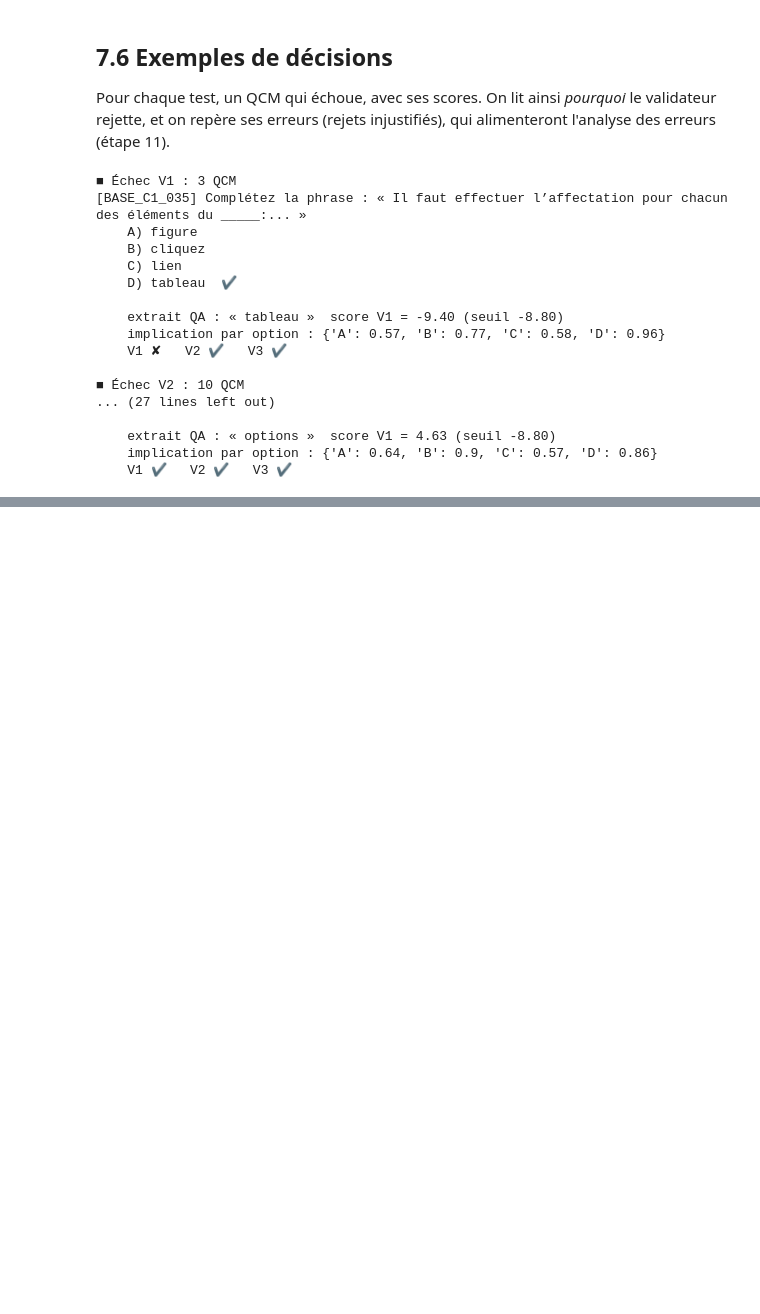
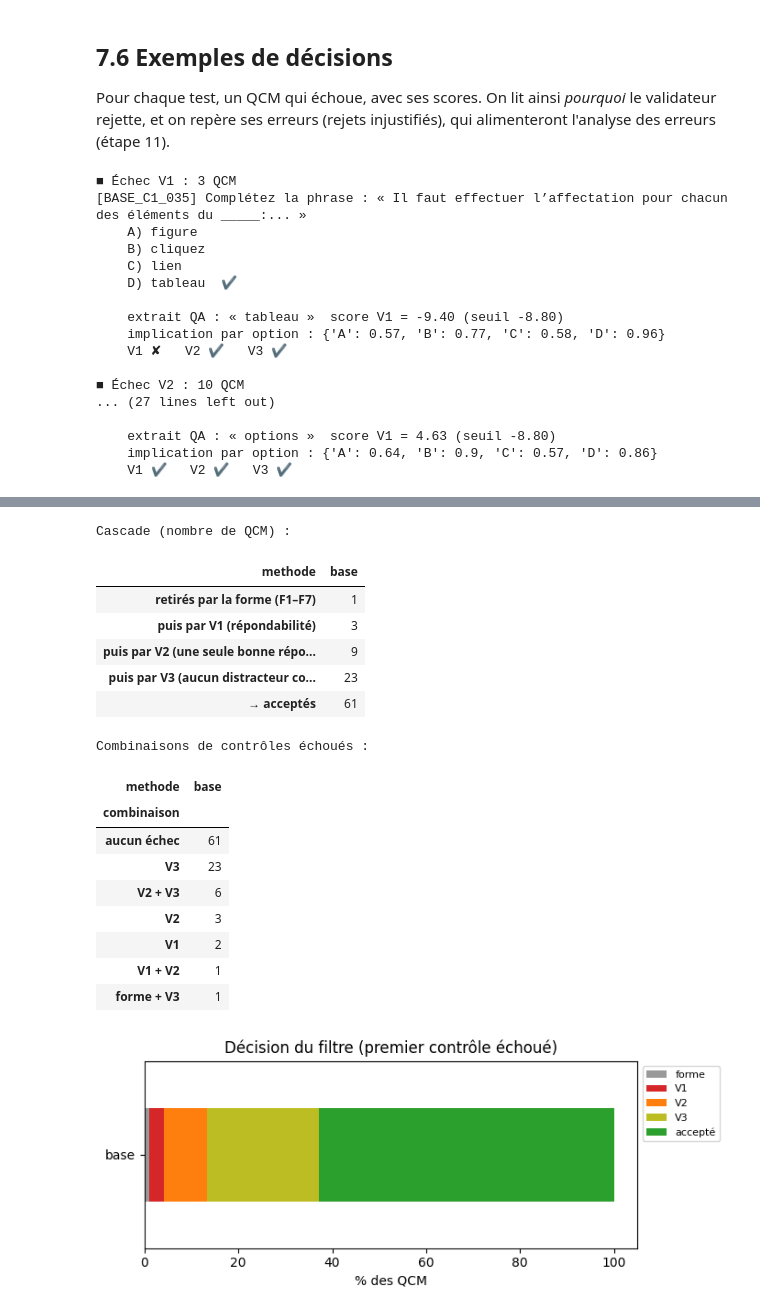
Before and after one commit to doaemalak/G-n-ration-de-QCM-avec-validation-automatique, a Jupyter notebook: notebooks/QCM_generation_validation.ipynb, the cells around one changed output, grey strips where cells are left out. Cells and saved outputs as stored; diff of their text form; code cells hidden in the pictures; blank space fills up the shorter version.

```diff
--- a/notebooks/QCM_generation_validation.ipynb
+++ b/notebooks/QCM_generation_validation.ipynb
@@ -1758,0 +1772,25 @@ afficher_validation(df_val[df_val["semantique_ok"]].iloc[0]["qcm_id"])
+# %%
+ORDRE_CONTROLES = ["forme", "V1", "V2", "V3"]
+df_filtre = df_val[["qcm_id", "methode", "cours_id", "forme_ok", "V1", "V2", "V3"]].copy()
+df_filtre["accepte"] = df_filtre[["forme_ok", "V1", "V2", "V3"]].all(axis=1)
+
+def motifs(r) -> list[str]:
+    # Tous les contrôles échoués, avec le détail des règles de forme
+    m = [regle.split()[0] for regle in F_REGLES if df_forme_idx.at[r["qcm_id"], regle]]
+    return m + [t for t in ["V1", "V2", "V3"] if not r[t]]
+df_forme_idx = df_forme.set_index("qcm_id")
+df_filtre["motifs"] = df_filtre.apply(motifs, axis=1)
+# Premier contrôle échoué dans l'ordre forme → V1 → V2 → V3 : sert seulement à présenter une cascade lisible
+df_filtre["premier_echec"] = df_filtre.apply(
+    lambda r: next((c for c in ORDRE_CONTROLES if not r["forme_ok" if c == "forme" else c]), "accepté"), axis=1)
+
+# Fichiers de sortie : QCM acceptés, et QCM rejetés avec leurs motifs (pour l'analyse des erreurs)
+for nom, masque in [("qcm_acceptes.jsonl", df_filtre["accepte"]), ("qcm_rejetes.jsonl", ~df_filtre["accepte"])]:
+    with open(CONFIG["qcm_dir"] / nom, "w", encoding="utf-8") as f:
+        for _, r in df_filtre[masque].iterrows():
+            f.write(json.dumps({**par_id[r["qcm_id"]], "motifs": r["motifs"]}, ensure_ascii=False) + "\n")
+
+bilan_filtre = df_filtre.groupby("methode").agg(QCM=("qcm_id", "count"), acceptes=("accepte", "sum"))
+bilan_filtre["rejetes"] = bilan_filtre["QCM"] - bilan_filtre["acceptes"]
+bilan_filtre["taux de rejet (%)"] = (100 * bilan_filtre["rejetes"] / bilan_filtre["QCM"]).round(1)
+bilan_filtre
@@ -1758,0 +1807,39 @@ afficher_validation(df_val[df_val["semantique_ok"]].iloc[0]["qcm_id"])
+# %%
+cascade = pd.crosstab(df_filtre["premier_echec"], df_filtre["methode"]).reindex(ORDRE_CONTROLES + ["accepté"]).fillna(0).astype(int)
+cascade.index = ["retirés par la forme (F1–F7)", "puis par V1 (répondabilité)", "puis par V2 (une seule bonne réponse)",
+                 "puis par V3 (aucun distracteur correct)", "→ acceptés"]
+print("Cascade (nombre de QCM) :")
+display(cascade)
+
+echecs = df_filtre.assign(combinaison=df_filtre.apply(
+    lambda r: " + ".join(c for c in ORDRE_CONTROLES if not r["forme_ok" if c == "forme" else c]) or "aucun échec", axis=1))
+print("Combinaisons de contrôles échoués :")
+display(pd.crosstab(echecs["combinaison"], echecs["methode"]).sort_values(echecs["methode"].iloc[0], ascending=False))
+
+fig, ax = plt.subplots(figsize=(7, 3))
+part = pd.crosstab(df_filtre["methode"], df_filtre["premier_echec"], normalize="index")[
+    [c for c in ORDRE_CONTROLES + ["accepté"] if c in df_filtre["premier_echec"].unique()]] * 100
+part.plot.barh(stacked=True, ax=ax, color={"forme": "#999999", "V1": "#d62728", "V2": "#ff7f0e",
+                                           "V3": "#bcbd22", "accepté": "#2ca02c"})
+ax.set(xlabel="% des QCM", ylabel="", title="Décision du filtre (premier contrôle échoué)")
+ax.legend(bbox_to_anchor=(1, 1), fontsize=8)
+plt.tight_layout(); plt.savefig(CONFIG["fig_dir"] / "filtre_motifs.png", dpi=150); plt.show()
+# %% [output]
+Cascade (nombre de QCM) :
+| methode | base |
+| retirés par la forme (F1–F7) | 1 |
+| puis par V1 (répondabilité) | 3 |
+| puis par V2 (une seule bonne répo... | 9 |
+| puis par V3 (aucun distracteur co... | 23 |
+| → acceptés | 61 |
+Combinaisons de contrôles échoués :
+| methode | base |
+| combinaison |  |
+| aucun échec | 61 |
+| V3 | 23 |
+| V2 + V3 | 6 |
+| V2 | 3 |
+| V1 | 2 |
+| V1 + V2 | 1 |
+| forme + V3 | 1 |
+[figure, added]
```
Also changed, not shown: parts of 10 cells of this notebook, 4 other files.
